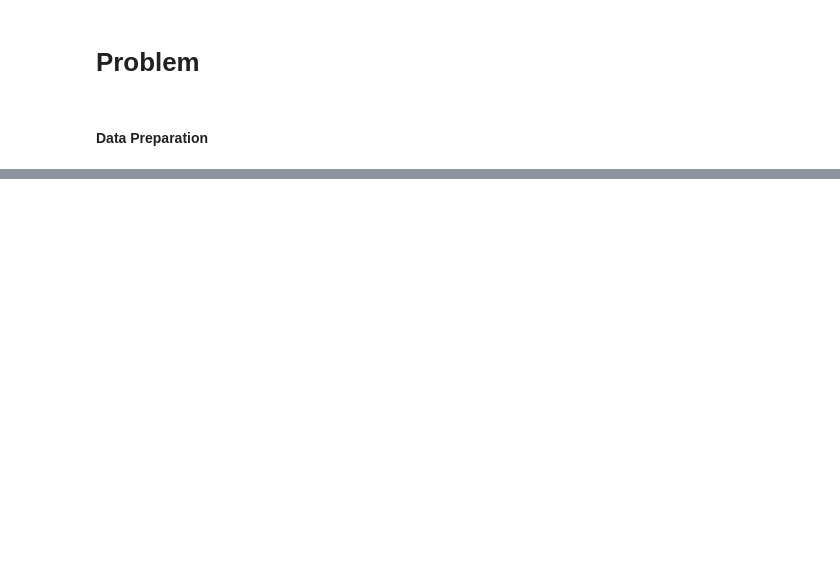
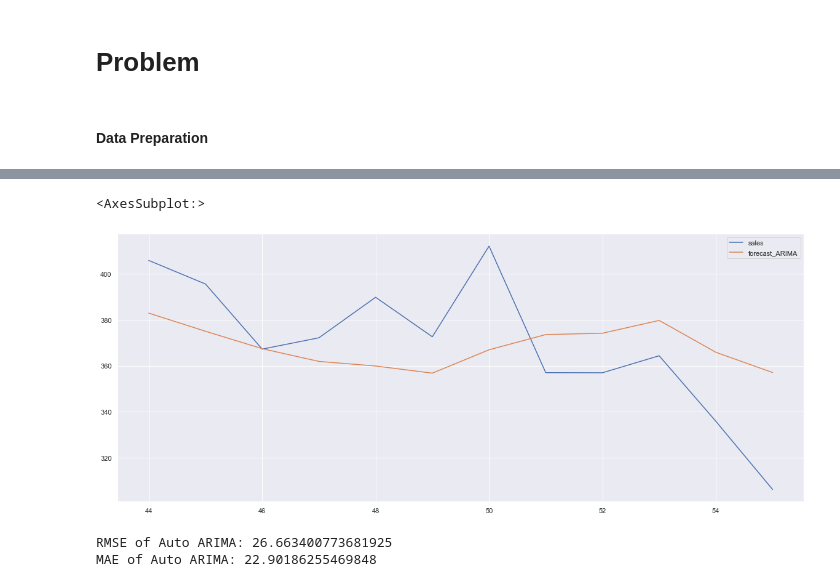
Before and after one commit to SQYYQ/SC1015-miniproj, a Jupyter notebook: 1015.ipynb, the cells around one changed output, grey strips where cells are left out. Cells and saved outputs as stored; diff of their text form; code cells hidden in the pictures; blank space fills up the shorter version.

```diff
--- a/1015.ipynb
+++ b/1015.ipynb
@@ -79,0 +147,16 @@ data
+# %%
+end = train_length + test_length - 1
+
+test_forecast['forecast_ARIMA'] = model_ARIMA.predict(start=train_length, end=end, dynamic=False)
+test_forecast[['sales','forecast_ARIMA']].plot(figsize=(20,8))
+# %% [output]
+<AxesSubplot:>
+[figure, added]
+# %%
+from sklearn.metrics import mean_absolute_error, mean_squared_error
+
+print("RMSE of Auto ARIMA:", np.sqrt(mean_squared_error(test_forecast['sales'], test_forecast['forecast_ARIMA'])))
+print("MAE of Auto ARIMA:", mean_absolute_error(test_forecast['sales'], test_forecast['forecast_ARIMA']))
+# %% [output]
+RMSE of Auto ARIMA: 26.663400773681925
+MAE of Auto ARIMA: 22.90186255469848
```
Also changed, not shown: parts of 19 cells of this notebook.
